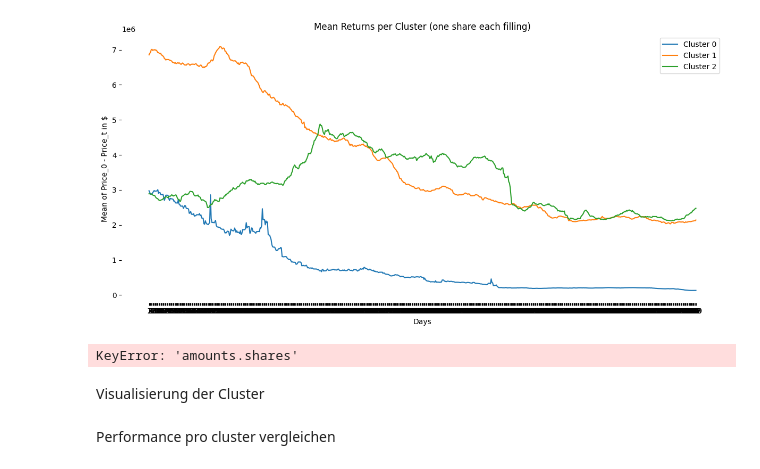
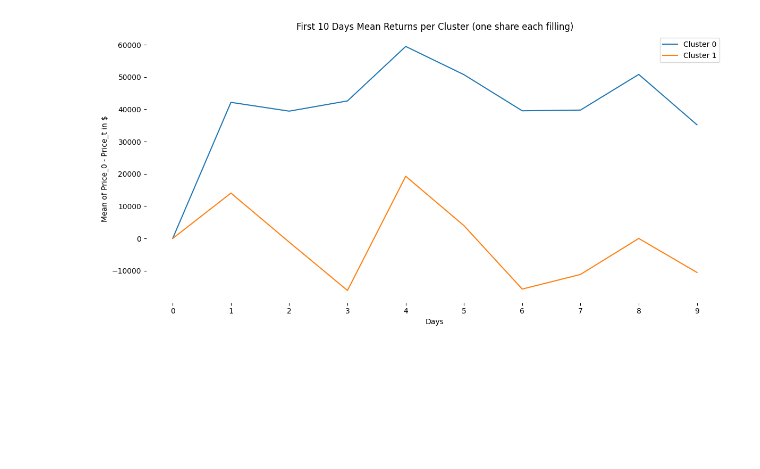
Before and after one commit to pluschka/Algorithmic-Trading-SEC-data-analysis, a Jupyter notebook: notebooks/03_cluster_analysis.ipynb, the cells around one changed output. Drawn from its saved outputs; the diff is of its cells as text; code cells hidden in the pictures; blank space fills up the shorter version.

```diff
--- a/notebooks/03_cluster_analysis.ipynb
+++ b/notebooks/03_cluster_analysis.ipynb
@@ -16,8 +33,4 @@ df = df_full[non_day]
 # %%
-non_str = df.select_dtypes(include=["number", "bool"]).columns
-non_str = [c for c in non_str if not (str(c).isdigit() and 0 <= int(c) <= 750)]
-df = df[non_str]
-
 X = df.values
 idx = np.random.choice(len(X), 20_000, replace=False)
 X_sub = X[idx]
@@ -59,6 +70,6 @@ Clusteranalyse durchführen mit k = 3
 # %%
 kmeans = KMeans(
-    n_clusters=3,
+    n_clusters=2,
     init="k-means++",
     n_init=30,
     random_state=42
@@ -90 +99,29 @@ kmeans
 dtype: int64
+# %%
+day_cols = [str(i) for i in range(0, 750)]
+return_df = df_full[day_cols].copy()
+return_df['kmeans'] = df['kmeans']
+
+x_0 = return_df['0'].to_numpy()[:, None]
+Xt = return_df[day_cols].to_numpy()
+return_matrix = Xt - x_0
+return_df = pd.DataFrame(return_matrix, columns=day_cols)
+return_df['kmeans'] = df['kmeans'].values
+
+fig, ax = plt.subplots(1, 1, figsize=(12, 6))
+
+for cluster in sorted(return_df['kmeans'].unique()):
+    cluster_mean = return_df[return_df['kmeans'] == cluster].mean().iloc[:-1]
+    ax.plot(cluster_mean, label=f'Cluster {cluster}')
+
+ax.set_title('Mean Returns per Cluster (one share each filling)')
+ax.set_xlabel('Days')
+ax.set_ylabel('Mean of Price_0 - Price_t in $')
+ax.legend()
+ax.ticklabel_format(style='plain', axis='y')
+for s in ax.spines.values():
+    s.set_visible(False)
+
+ax.xaxis.set_major_locator(ticker.MultipleLocator(50))
+plt.tight_layout()
+plt.show()
@@ -91,62 +167,30 @@ dtype: int64
 # %%
 # Mean Returns for each cluster one share each filling
-day_cols = [str(i) for i in range(1, 750)]
+day_cols = [str(i) for i in range(0, 10)]
 return_df = df_full[day_cols].copy()
 return_df['kmeans'] = df['kmeans']
 
-
-x_0 = df['boxcox_amounts.pricePerShare'].to_numpy()[:, None]
+x_0 = df_full['0'].to_numpy()[:, None]
 Xt = return_df[day_cols].to_numpy()
 return_matrix = Xt - x_0
 return_df = pd.DataFrame(return_matrix, columns=day_cols)
-return_df['kmeans'] = df['kmeans']
+return_df['kmeans'] = df['kmeans'].values
 
 fig, ax = plt.subplots(1, 1, figsize=(12, 6))
 
 for cluster in sorted(return_df['kmeans'].unique()):
     cluster_mean = return_df[return_df['kmeans'] == cluster].mean().iloc[:-1]
     ax.plot(cluster_mean, label=f'Cluster {cluster}')
 
-ax.set_title('Mean Returns per Cluster (one share each filling)')
+ax.set_title('First 10 Days Mean Returns per Cluster (one share each filling)')
 ax.set_xlabel('Days')
 ax.set_ylabel('Mean of Price_0 - Price_t in $')
 ax.legend()
-
+ax.ticklabel_format(style='plain', axis='y')
 for s in ax.spines.values():
     s.set_visible(False)
 
 plt.tight_layout()
 plt.show()
 # %% [output]
-[figure, old version]
+[figure, new version]
-# %%
-n = df_full['amounts.shares'].to_numpy()[:, None]
-x_0 = df_full['0'].to_numpy()[:, None]
-Xt = df_full[day_cols].to_numpy()
-return_matrix = (Xt - x_0) * n
-return_df_full = pd.DataFrame(return_matrix, columns=day_cols)
-return_df_full['kmeans'] = df_full['kmeans']
-
-fig, ax = plt.subplots(1, 1, figsize=(12, 6))
-
-for cluster in sorted(return_df_full['kmeans'].unique()):
-    cluster_mean = return_df_full[return_df_full['kmeans'] == cluster].mean().iloc[:-1]
-    ax.plot(cluster_mean, label=f'Cluster {cluster}')
-
-ax.set_title('Total Mean Returns per Cluster')
-ax.set_xlabel('Days')
-ax.set_ylabel('Mean of return times the amount of shares in $')
-ax.legend()
-
-for s in ax.spines.values():
-    s.set_visible(False)
-
-plt.tight_layout()
-plt.show()
-# %% [output]
-KeyError: 'amounts.shares'
-# %% [markdown]
-
-Visualisierung der Cluster
-# %% [markdown]
-Performance pro cluster vergleichen
```
Also changed, not shown: parts of 17 cells of this notebook, 4 other files.
